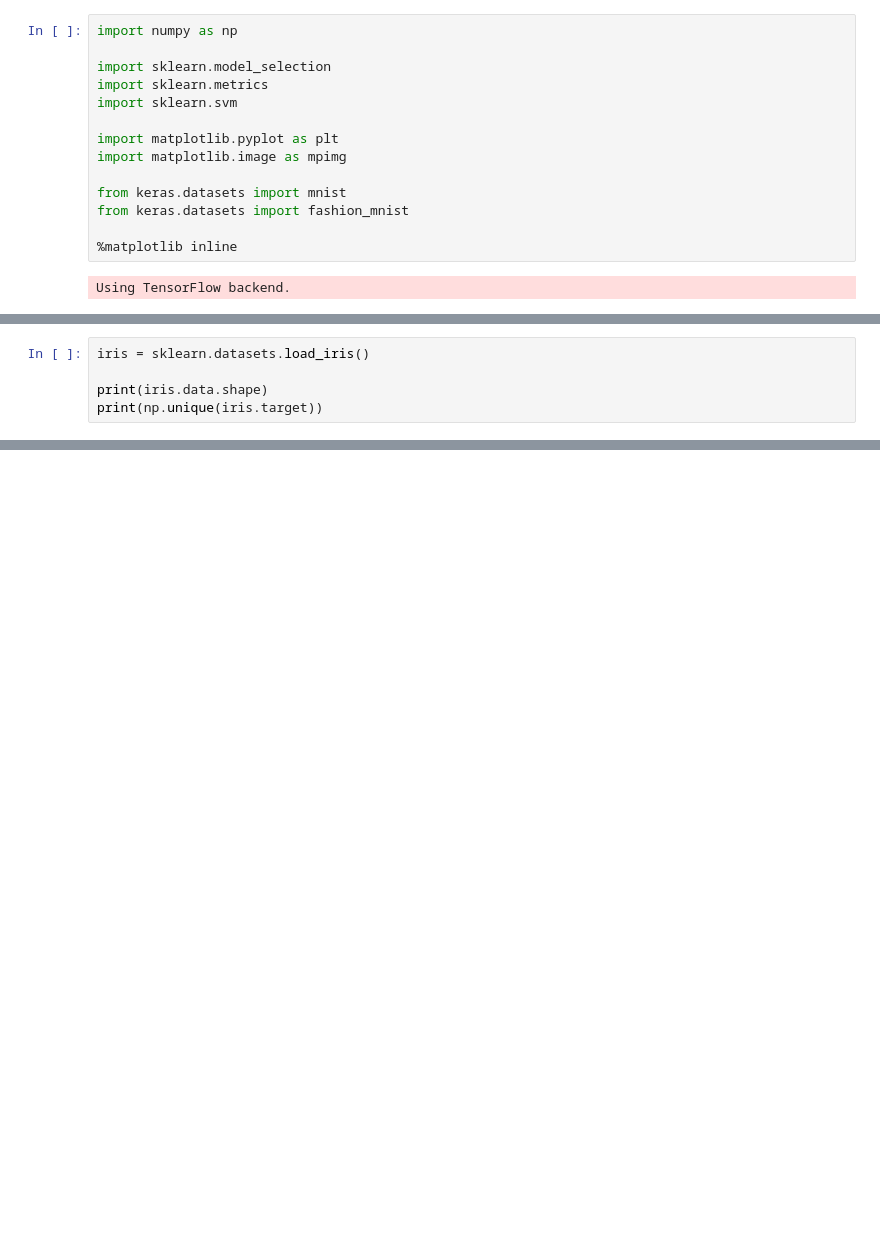
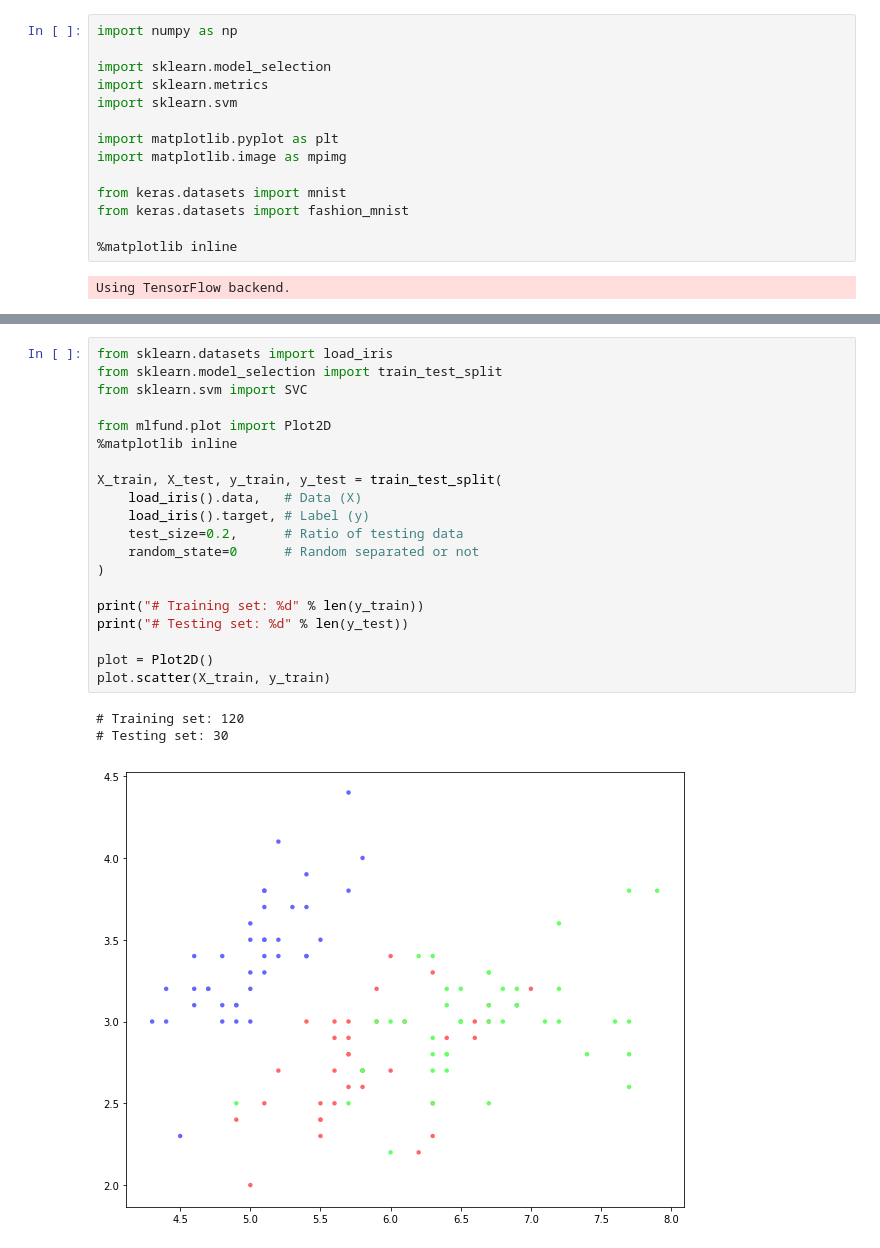
Before and after one commit to jessee-kung/tu-etp-ad1062, a Jupyter notebook: demo_01.ipynb, the cells around one changed output, grey strips where cells are left out. Saved outputs shown, nothing was run; the diff lists cells and outputs as text; blank space fills up the shorter version.

```diff
--- a/demo_01.ipynb
+++ b/demo_01.ipynb
@@ -164,5 +30,0 @@ For more information, see: https://archive.ics.uci.edu/ml/datasets/iris
-# %%
-iris = sklearn.datasets.load_iris()
-
-print(iris.data.shape)
-print(np.unique(iris.target))
@@ -333,0 +183,24 @@ print("  %s" % scores)
+# %%
+from sklearn.datasets import load_iris
+from sklearn.model_selection import train_test_split
+from sklearn.svm import SVC
+
+from mlfund.plot import Plot2D
+%matplotlib inline
+
+X_train, X_test, y_train, y_test = train_test_split(
+    load_iris().data,   # Data (X)
+    load_iris().target, # Label (y)
+    test_size=0.2,      # Ratio of testing data
+    random_state=0      # Random separated or not
+)
+
+print("# Training set: %d" % len(y_train))
+print("# Testing set: %d" % len(y_test))
+
+plot = Plot2D()
+plot.scatter(X_train, y_train)
+# %% [output]
+# Training set: 120
+# Testing set: 30
+[figure, added]
```
Also changed, not shown: parts of 37 cells of this notebook.
